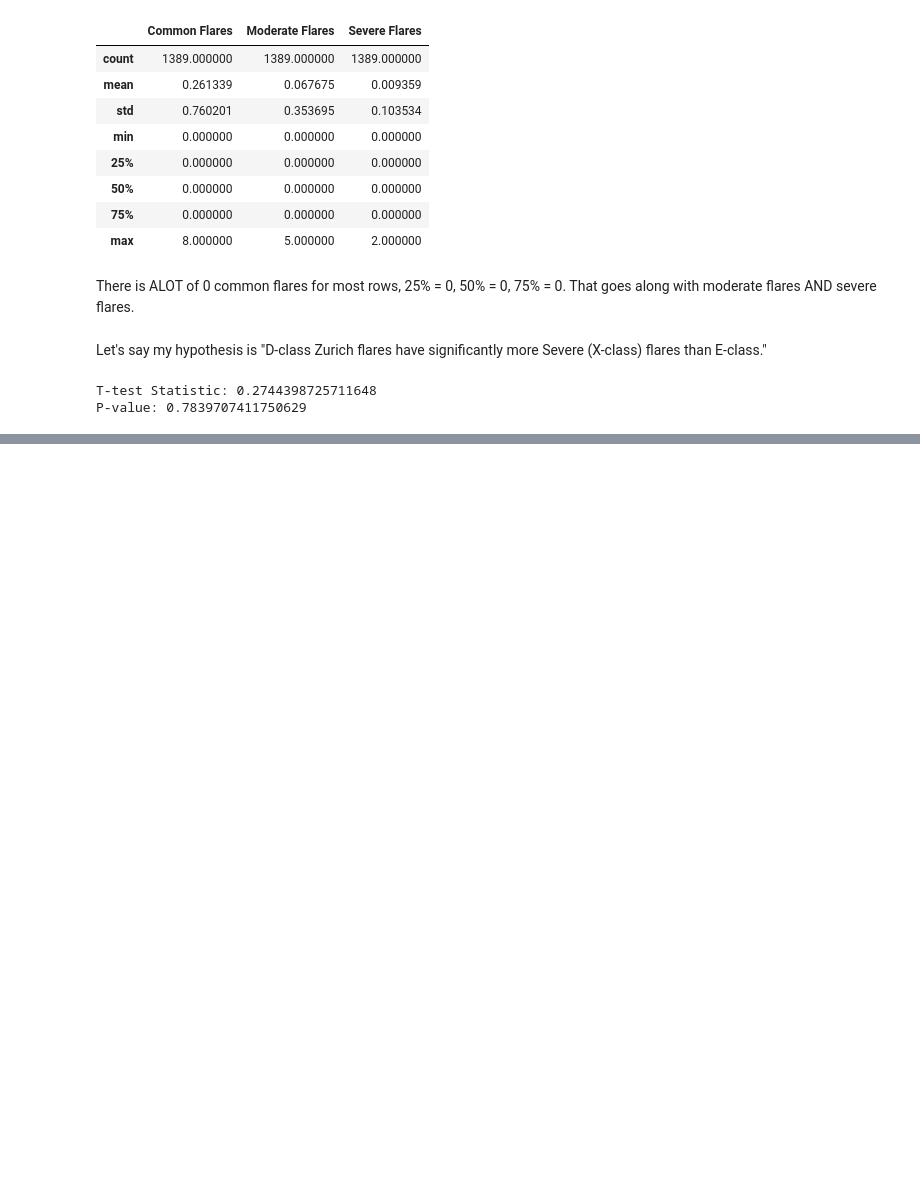
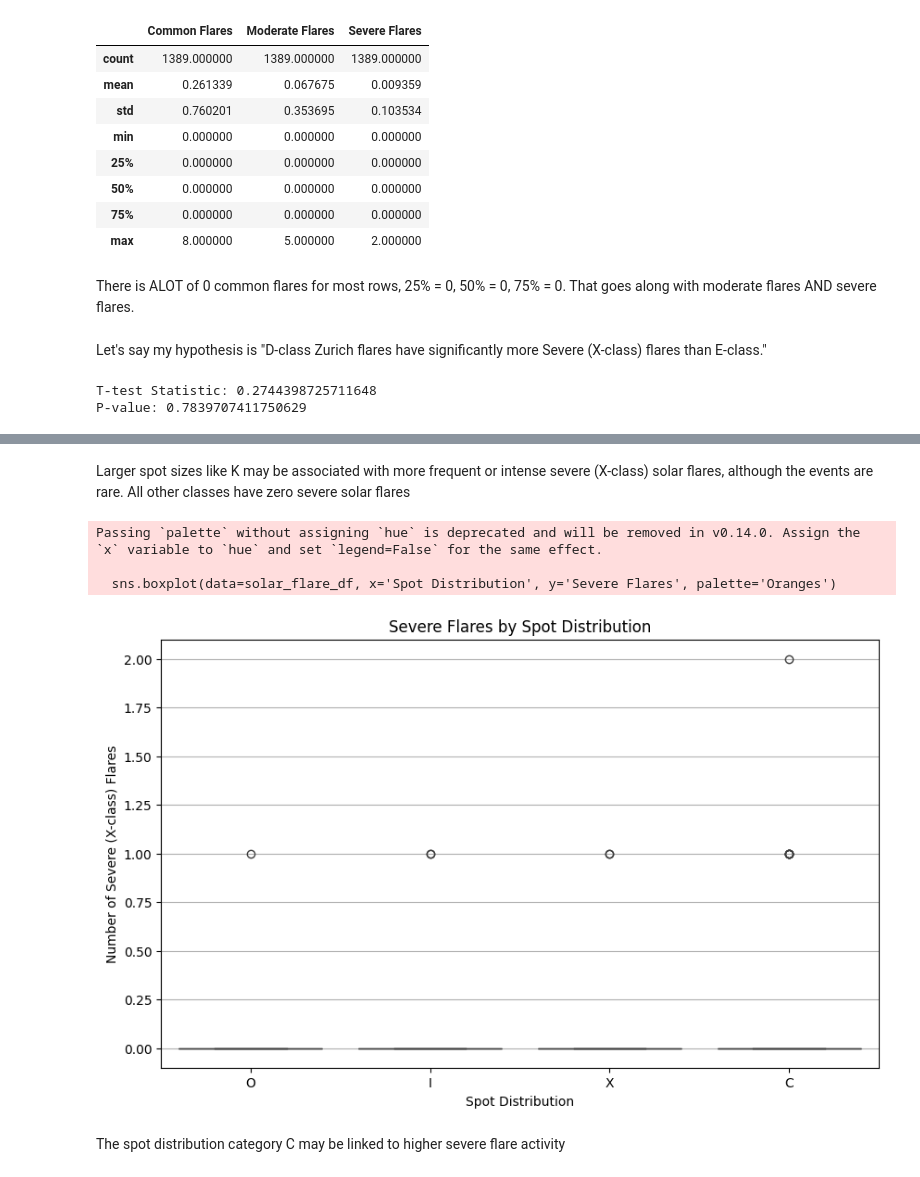
Before and after one commit to ilikecookies112345/DSRP-Project-Mentor-Assignment---Astronomy, a Jupyter notebook: DSRP_Project_&_Mentor_Assignment_Astronomy.ipynb, the cells around one changed output, grey strips where cells are left out. Cells and saved outputs as stored; diff of their text form; code cells hidden in the pictures; blank space fills up the shorter version.

```diff
--- a/DSRP_Project_&_Mentor_Assignment_Astronomy.ipynb
+++ b/DSRP_Project_&_Mentor_Assignment_Astronomy.ipynb
@@ -327,0 +343,17 @@ P-value: 0.7839707411750629
+# %% [markdown]
+Larger spot sizes like K may be associated with more frequent or intense severe (X-class) solar flares, although the events are rare. All other classes have zero severe solar flares
+# %%
+plt.figure(figsize=(10,6))
+sns.boxplot(data=solar_flare_df, x='Spot Distribution', y='Severe Flares', palette='Oranges')
+plt.title('Severe Flares by Spot Distribution')
+plt.xlabel('Spot Distribution')
+plt.ylabel('Number of Severe (X-class) Flares')
+plt.grid(axis='y')
+plt.show()
+# %% [output]
+Passing `palette` without assigning `hue` is deprecated and will be removed in v0.14.0. Assign the `x` variable to `hue` and set `legend=False` for the same effect.
+
+  sns.boxplot(data=solar_flare_df, x='Spot Distribution', y='Severe Flares', palette='Oranges')
+[figure, added]
+# %% [markdown]
+The spot distribution category C may be linked to higher severe flare activity
```
Also changed, not shown: parts of 12 cells of this notebook.
